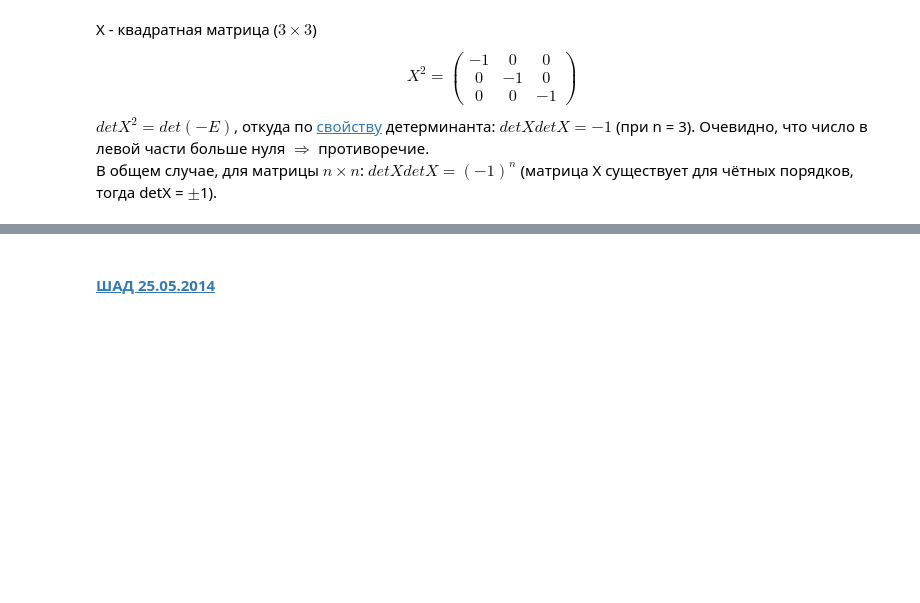
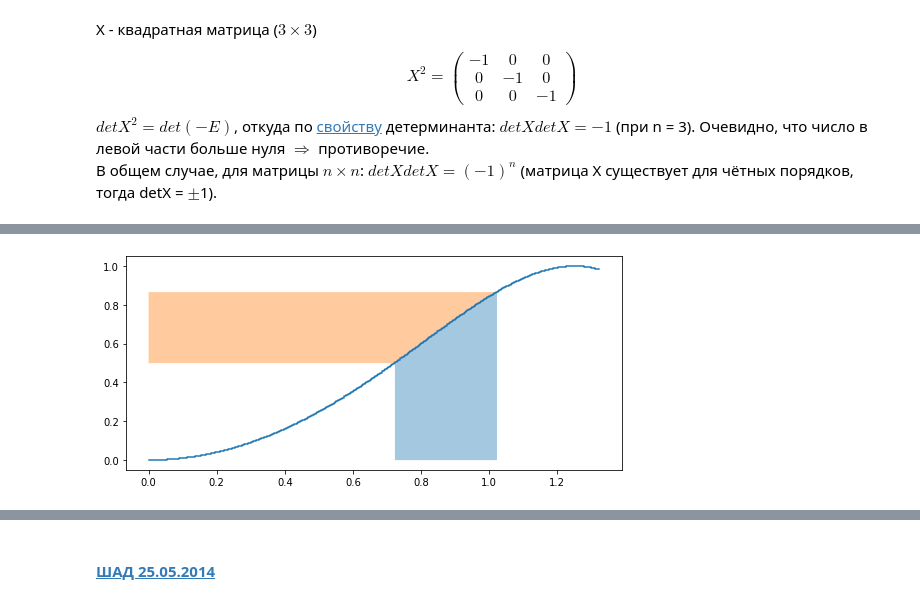
Before and after one commit to Felhaba/Math_Programming_Yandex_OZON, a Jupyter notebook: YSoDA.ipynb, the cells around one changed output, grey strips where cells are left out. Drawn from its saved outputs; the diff is of its cells as text; code cells hidden in the pictures; blank space fills up the shorter version.

```diff
--- a/YSoDA.ipynb
+++ b/YSoDA.ipynb
@@ -45,0 +71,20 @@ $ detX^2 = det(-E) $, откуда по [свойству](https://portal.tpu.ru
+# %%
+import math
+import matplotlib.pyplot as plt
+import numpy as np
+
+plt.rcParams["figure.figsize"] = [7.50, 3.50]
+plt.rcParams["figure.autolayout"] = True
+
+x = np.linspace(0, max(math.sqrt(math.pi/3), math.sqrt(3)/2)+0.3, 500)
+y1 = np.sin(x**2)
+
+x_f = np.linspace(math.sqrt(math.pi/6), math.sqrt(math.pi/3), 500)
+plt.fill_between(x_f, np.sin(x_f**2), step="pre", alpha=0.4)
+plt.fill_betweenx(np.sin(x_f**2), x_f, step="pre", alpha=0.4)
+
+plt.plot(x, y1, drawstyle="steps")
+
+plt.show()
+# %% [output]
+[figure, added]
```
Also changed, not shown: parts of 11 cells of this notebook.
